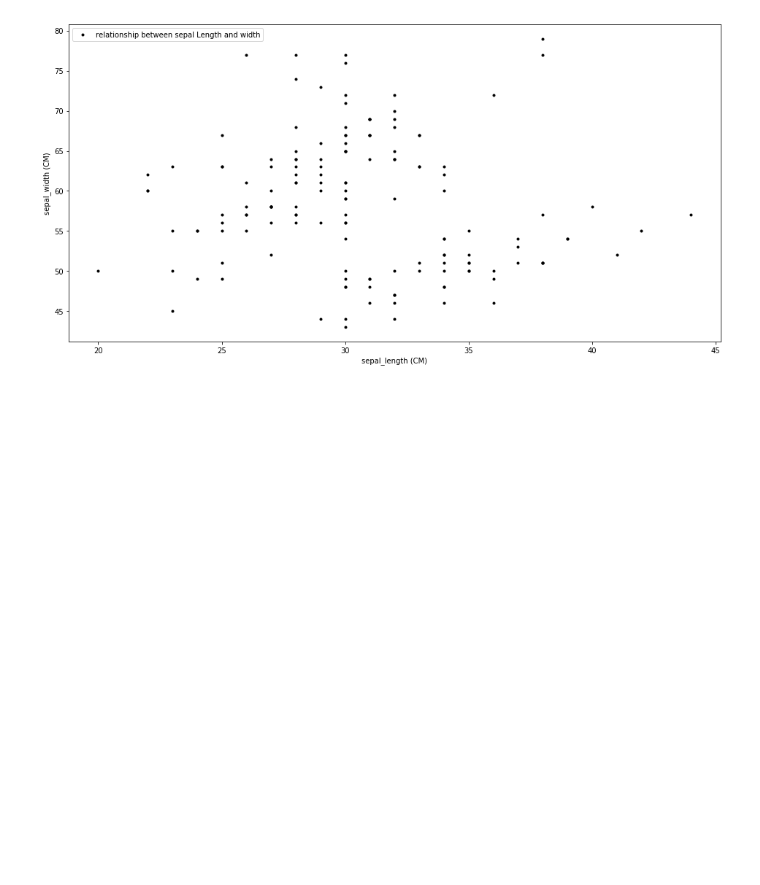
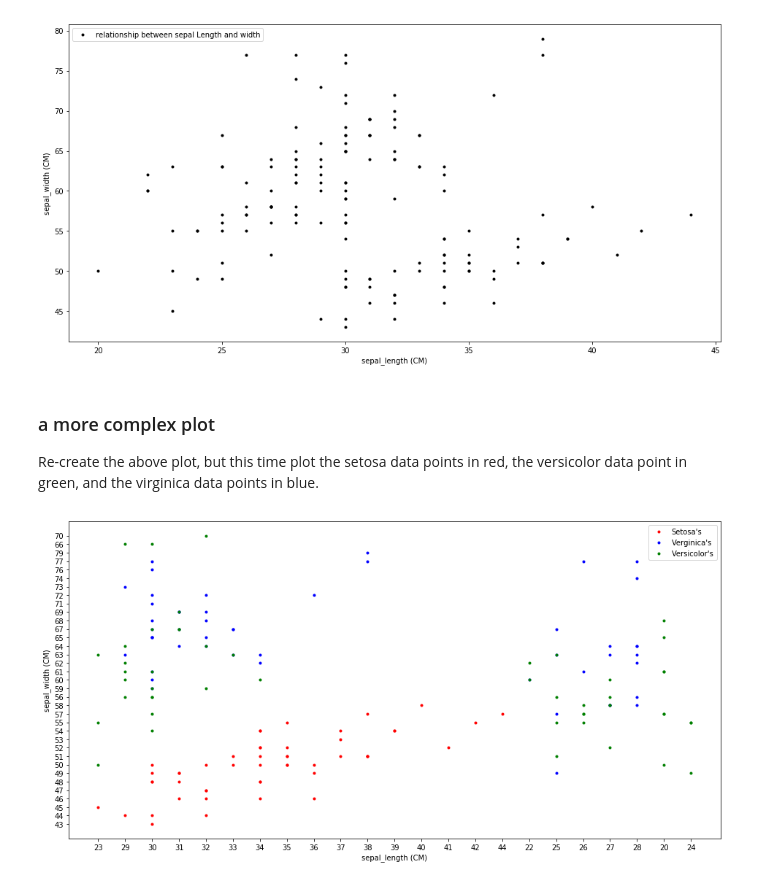
Before and after one commit to TangqiFeng/Jupyter_numpy_pyplot, a Jupyter notebook: Fisher's_Iris.ipynb, the cells around one changed output. Cells and saved outputs as stored; diff of their text form; code cells hidden in the pictures; blank space fills up the shorter version.

Commit message:
step3 add a complex plot show in different colors

```diff
--- a/Fisher's_Iris.ipynb
+++ b/Fisher's_Iris.ipynb
@@ -44,3 +44,43 @@ pl.legend()
 pl.show()
 # %% [output]
 [figure]
+# %% [markdown]
+### a more complex plot
+
+Re-create the above plot, but this time plot the setosa data points in red, the versicolor data point in green, and the virginica data points in blue.
+# %%
+# Transposing the data
+data = OriginalData.transpose()
+
+# Separate data to three groups with {sepal_length , sepal_width}
+setosa_sepal_length = []
+setosa_sepal_width = []
+verginica_sepal_length = []
+verginica_sepal_width = []
+versicolor_sepal_length = []
+versicolor_sepal_width = []
+for item in data:
+    if(item[0] == 'I.Setosa'):
+        setosa_sepal_length.append(item[4])
+        setosa_sepal_width.append(item[5])
+    elif(item[0] == 'I.Verginica'):
+        verginica_sepal_length.append(item[4])
+        verginica_sepal_width.append(item[5])
+    elif(item[0] == 'I.Versicolor'):
+        versicolor_sepal_length.append(item[4])
+        versicolor_sepal_width.append(item[5])
+
+# Create the plot.
+pl.plot(setosa_sepal_length, setosa_sepal_width, 'r.', label='Setosa\'s')
+pl.plot(verginica_sepal_length, verginica_sepal_width, 'b.', label='Verginica\'s')
+pl.plot(versicolor_sepal_length, versicolor_sepal_width, 'g.', label='Versicolor\'s')
+
+# Set some properties for the plot.
+pl.xlabel('sepal_length (CM)')
+pl.ylabel('sepal_width (CM)')
+
+# Show the plot.
+pl.legend()
+pl.show()
+# %% [output]
+[figure, added]
```
